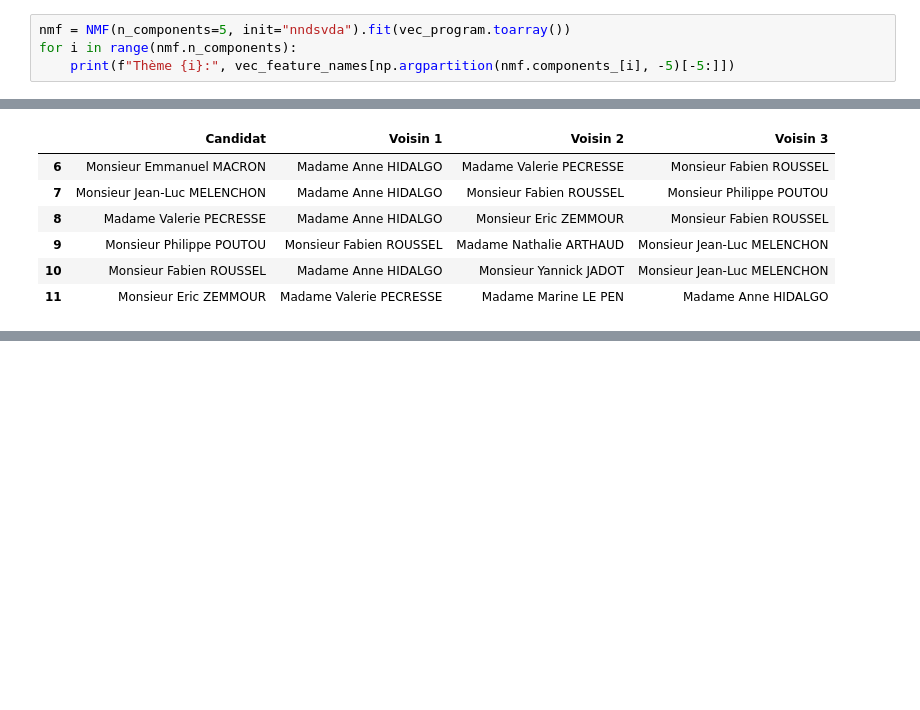
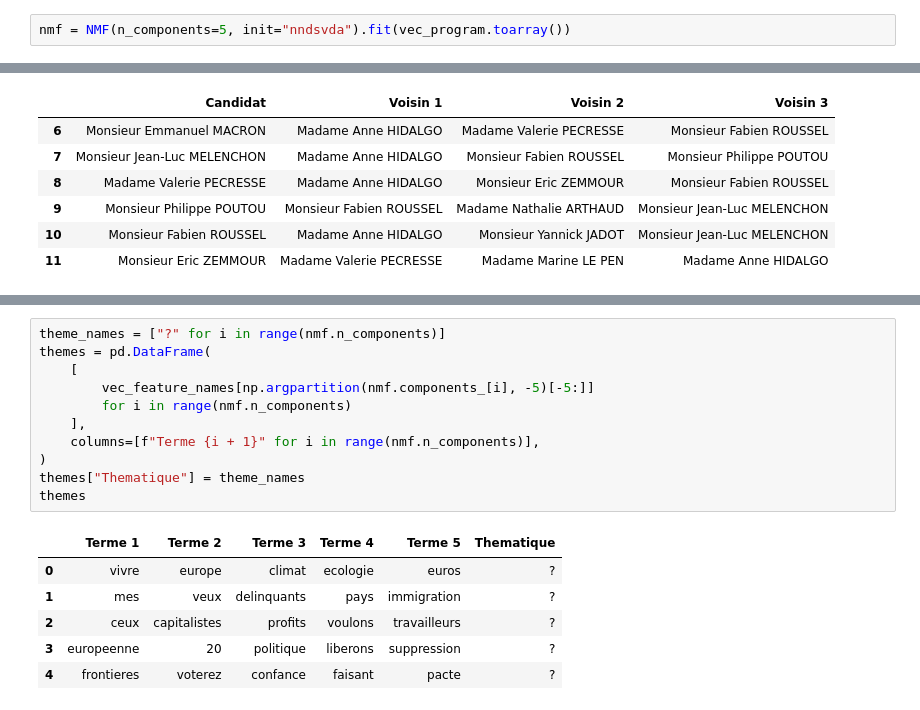
Before and after one commit to rclement/presidentielle-2022-nlp, a Jupyter notebook: slides.ipynb, the cells around one changed output, grey strips where cells are left out. Cells and saved outputs as stored; diff of their text form; blank space fills up the shorter version.

```diff
--- a/slides.ipynb
+++ b/slides.ipynb
@@ -78,5 +78,3 @@ df_corr.style.background_gradient(cmap="viridis").format(precision=2)
 | Monsieur Eric ZEMMOUR | 0.01 | 0.02 | 0.02 | 0.03 | ... |
 # %%
 nmf = NMF(n_components=5, init="nndsvda").fit(vec_program.toarray())
-for i in range(nmf.n_components):
-    print(f"Thème {i}:", vec_feature_names[np.argpartition(nmf.components_[i], -5)[-5:]])
@@ -230,0 +214,18 @@ https://romain-clement.net<br>
+# %%
+theme_names = ["?" for i in range(nmf.n_components)]
+themes = pd.DataFrame(
+    [
+        vec_feature_names[np.argpartition(nmf.components_[i], -5)[-5:]]
+        for i in range(nmf.n_components)
+    ],
+    columns=[f"Terme {i + 1}" for i in range(nmf.n_components)],
+)
+themes["Thematique"] = theme_names
+themes
+# %% [output]
+|  | Terme 1 | Terme 2 | Terme 3 | Terme 4 | Terme 5 | Thematique |
+| 0 | vivre | europe | climat | ecologie | euros | ? |
+| 1 | mes | veux | delinquants | pays | immigration | ? |
+| 2 | ceux | capitalistes | profits | voulons | travailleurs | ? |
+| 3 | europeenne | 20 | politique | liberons | suppression | ? |
+| 4 | frontieres | voterez | confance | faisant | pacte | ? |
```
Also changed, not shown: parts of 38 cells of this notebook.
